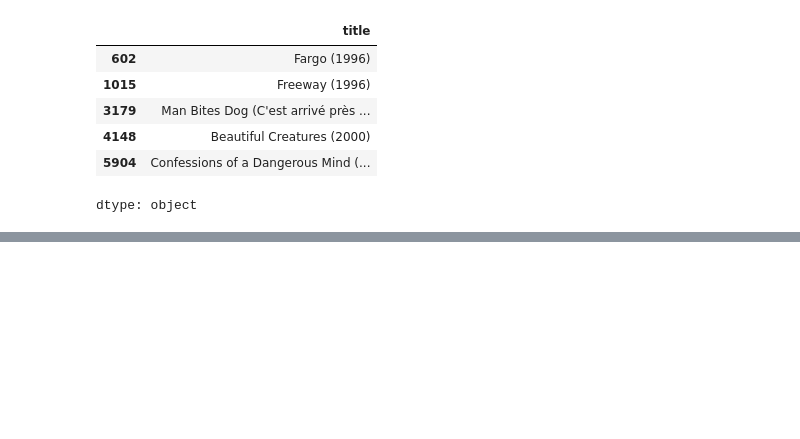
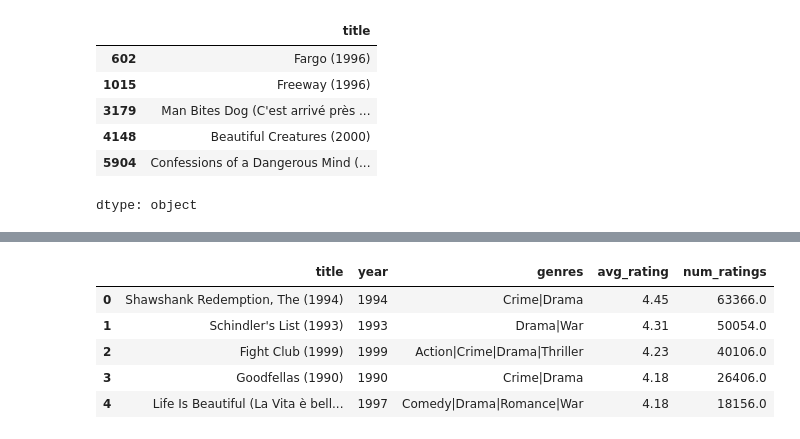
Before and after one commit to souhahamami-ship-it/Movie-Recommendation-System, a Jupyter notebook: Movie_Recommendation_.ipynb, the cells around one changed output, grey strips where cells are left out. Saved outputs shown, nothing was run; the diff lists cells and outputs as text; code cells hidden in the pictures; blank space fills up the shorter version.

```diff
--- a/Movie_Recommendation_.ipynb
+++ b/Movie_Recommendation_.ipynb
@@ -360,0 +346,44 @@ joblib.dump(tfidf_matrix, "tfidf_matrix.pkl")
+# %%
+import re
+
+
+# ── FILTER BY DECADE ──────────────────────────────────────────────────────────
+
+DECADES = ['1970s', '1980s', '1990s', '2000s', '2010s']
+
+def top_by_genre_and_decade(selected_genres, selected_decade=None,
+                             top_n=5, min_ratings=50):
+    """
+    selected_genres  : list — e.g. ['Action', 'Thriller']
+    selected_decade  : str  — e.g. '1990s', or None to skip filter
+    """
+    mask = movies['genres_list'].apply(
+        lambda g: all(genre in g for genre in selected_genres)
+    ) & (movies['num_ratings'] >= min_ratings)
+
+    # apply decade filter only if one was selected
+    if selected_decade:
+        mask &= (movies['decade'] == selected_decade)
+
+    filtered = movies[mask].copy()
+
+    if filtered.empty:
+        return f"No results for {selected_genres} in {selected_decade or 'any decade'}."
+
+    top = (filtered
+           .sort_values('avg_rating', ascending=False)
+           .head(top_n)[['title', 'year', 'genres', 'avg_rating', 'num_ratings']])
+
+    top['avg_rating'] = top['avg_rating'].round(2)
+    top['year'] = top['year'].astype(int)
+
+    return top.reset_index(drop=True)
+# %%
+top_by_genre_and_decade(['Drama'], selected_decade='1990s')
+# %% [output]
+|  | title | year | genres | avg_rating | num_ratings |
+| 0 | Shawshank Redemption, The (1994) | 1994 | Crime|Drama | 4.45 | 63366.0 |
+| 1 | Schindler's List (1993) | 1993 | Drama|War | 4.31 | 50054.0 |
+| 2 | Fight Club (1999) | 1999 | Action|Crime|Drama|Thriller | 4.23 | 40106.0 |
+| 3 | Goodfellas (1990) | 1990 | Crime|Drama | 4.18 | 26406.0 |
+| 4 | Life Is Beautiful (La Vita è bell... | 1997 | Comedy|Drama|Romance|War | 4.18 | 18156.0 |
```
Also changed, not shown: parts of 26 cells of this notebook, 3 other files.
